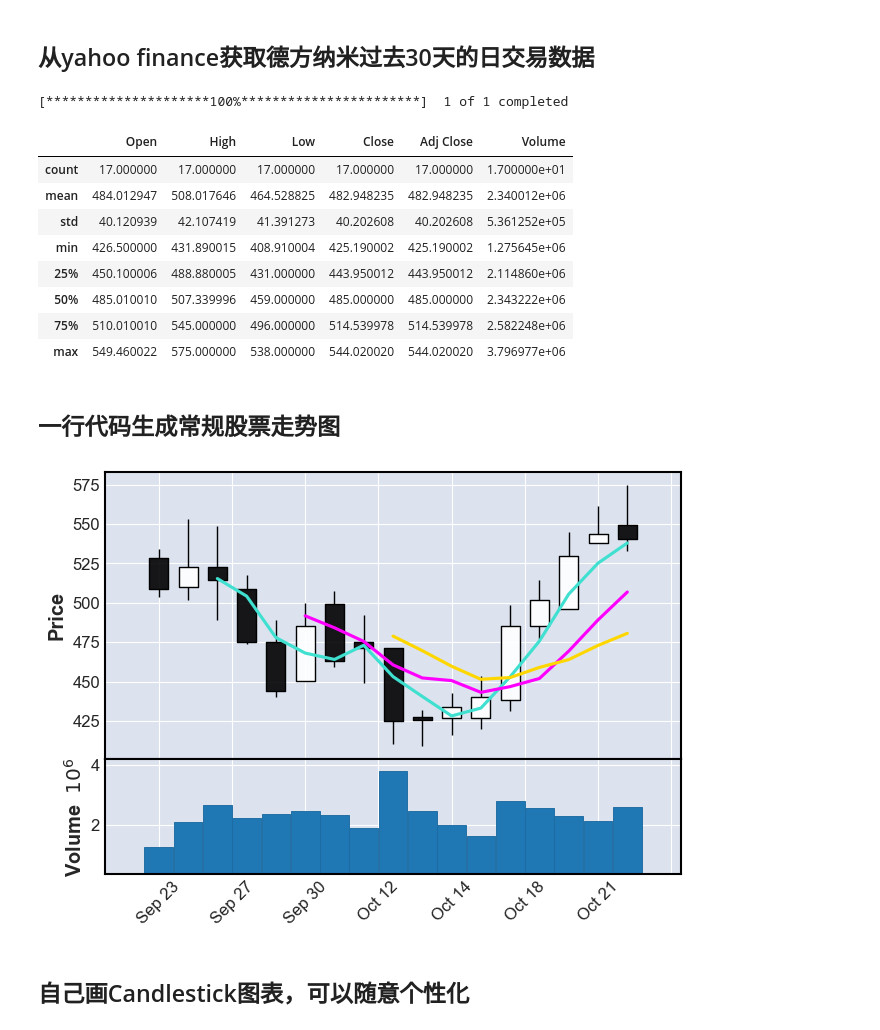
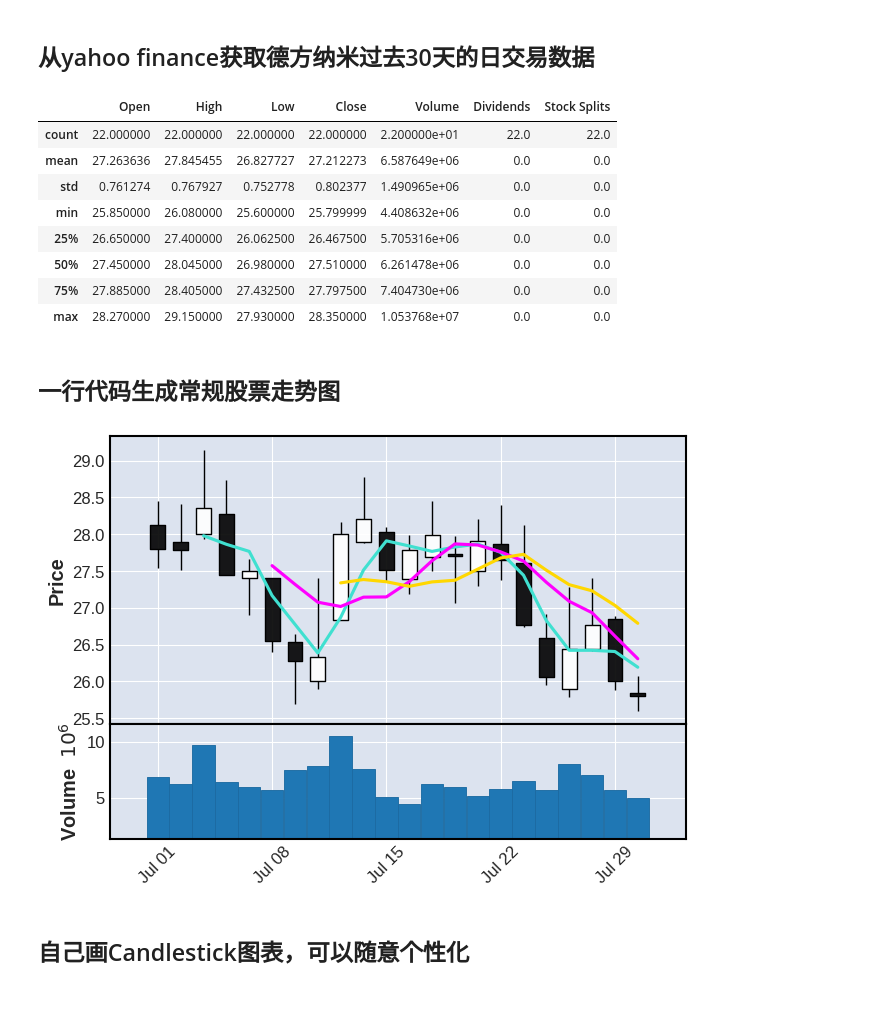
Before and after one commit to mayzyo/StockMarketAnalysis, a Jupyter notebook: src/notes/basic.ipynb, the cells around one changed output. Saved outputs shown, nothing was run; the diff lists cells and outputs as text; code cells hidden in the pictures; blank space fills up the shorter version.

```diff
--- a/src/notes/basic.ipynb
+++ b/src/notes/basic.ipynb
@@ -8,30 +8,28 @@ import mplfinance as mpf
 import yfinance as yf
 # %% [markdown]
 ## 从yahoo finance获取德方纳米过去30天的日交易数据
-# %%
-from pandas_datareader import data as pdr
-# 将yahoo finance下载的数据格式设为Pandas Dataframe
-yf.pdr_override()
-
-dfnm = pdr.get_data_yahoo("300769.SZ", start="2021-09-23", end="2021-10-23")
-dfnm.describe()
-# %% [output]
-[*********************100%***********************]  1 of 1 completed
-|  | Open | High | Low | Close | Adj Close | Volume |
-| count | 17.000000 | 17.000000 | 17.000000 | 17.000000 | 17.000000 | 1.700000e+01 |
-| mean | 484.012947 | 508.017646 | 464.528825 | 482.948235 | 482.948235 | 2.340012e+06 |
-| std | 40.120939 | 42.107419 | 41.391273 | 40.202608 | 40.202608 | 5.361252e+05 |
-| min | 426.500000 | 431.890015 | 408.910004 | 425.190002 | 425.190002 | 1.275645e+06 |
-| 25% | 450.100006 | 488.880005 | 431.000000 | 443.950012 | 443.950012 | 2.114860e+06 |
-| 50% | 485.010010 | 507.339996 | 459.000000 | 485.000000 | 485.000000 | 2.343222e+06 |
-| 75% | 510.010010 | 545.000000 | 496.000000 | 514.539978 | 514.539978 | 2.582248e+06 |
-| max | 549.460022 | 575.000000 | 538.000000 | 544.020020 | 544.020020 | 3.796977e+06 |
+# %%
+# 将yahoo finance下载的数据格式设为Pandas Dataframe
+stock = yf.Ticker("300769.SZ")
+
+dfnm = stock.history(start="2024-07-01", end="2024-07-31")
+dfnm.describe()
+# %% [output]
+|  | Open | High | Low | Close | Volume | Dividends | Stock Splits |
+| count | 22.000000 | 22.000000 | 22.000000 | 22.000000 | 2.200000e+01 | 22.0 | 22.0 |
+| mean | 27.263636 | 27.845455 | 26.827727 | 27.212273 | 6.587649e+06 | 0.0 | 0.0 |
+| std | 0.761274 | 0.767927 | 0.752778 | 0.802377 | 1.490965e+06 | 0.0 | 0.0 |
+| min | 25.850000 | 26.080000 | 25.600000 | 25.799999 | 4.408632e+06 | 0.0 | 0.0 |
+| 25% | 26.650000 | 27.400000 | 26.062500 | 26.467500 | 5.705316e+06 | 0.0 | 0.0 |
+| 50% | 27.450000 | 28.045000 | 26.980000 | 27.510000 | 6.261478e+06 | 0.0 | 0.0 |
+| 75% | 27.885000 | 28.405000 | 27.432500 | 27.797500 | 7.404730e+06 | 0.0 | 0.0 |
+| max | 28.270000 | 29.150000 | 27.930000 | 28.350000 | 1.053768e+07 | 0.0 | 0.0 |
 # %% [markdown]
 ## 一行代码生成常规股票走势图
 # %%
 mpf.plot(dfnm,type='candle',mav=(3,6,9),volume=True)
 # %% [output]
-[figure, old version]
+[figure, new version]
 # %% [markdown]
 ## 自己画Candlestick图表，可以随意个性化
 # %%
```
Also changed, not shown: parts of 5 cells of this notebook, 5 other files.
